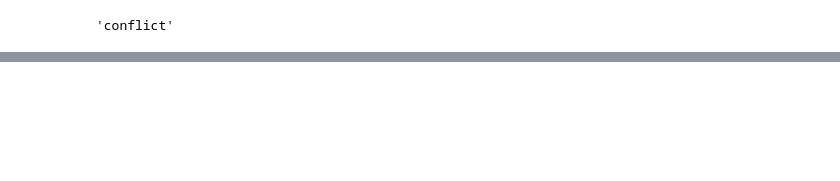
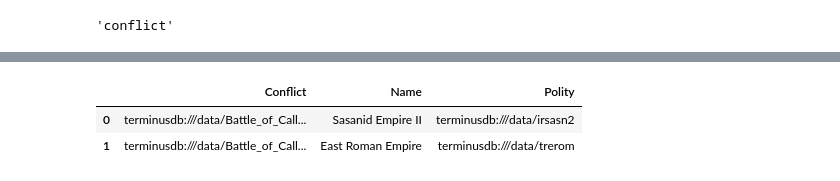
Before and after one commit to terminusdb-labs/dbpedia-hackathon-autumn-2020, a Jupyter notebook: Viz.ipynb, the cells around one changed output, grey strips where cells are left out. Drawn from its saved outputs; the diff is of its cells as text; code cells hidden in the pictures; blank space fills up the shorter version.

```diff
--- a/Viz.ipynb
+++ b/Viz.ipynb
@@ -64,0 +151,14 @@ view.export("viz",result)
+# %%
+conflict = "conflict"
+seshat_result = (WQ().woql_and(
+        WQ().triple("v:Conflict", "type", "scm:Battle"),
+        WQ().triple("v:Conflict", "scm:belligerent", "v:Polity"),
+        WQ().triple("v:Polity", "type", "scm:Polity"),
+        WQ().triple("v:Polity", "label", "v:Name")
+        )
+     ).execute(client)
+WDF.result_to_df(seshat_result)
+# %% [output]
+|  | Conflict | Name | Polity |
+| 0 | terminusdb:///data/Battle_of_Call... | Sasanid Empire II | terminusdb:///data/irsasn2 |
+| 1 | terminusdb:///data/Battle_of_Call... | East Roman Empire | terminusdb:///data/trerom |
```
Also changed, not shown: parts of 8 cells of this notebook, 1 other file.
